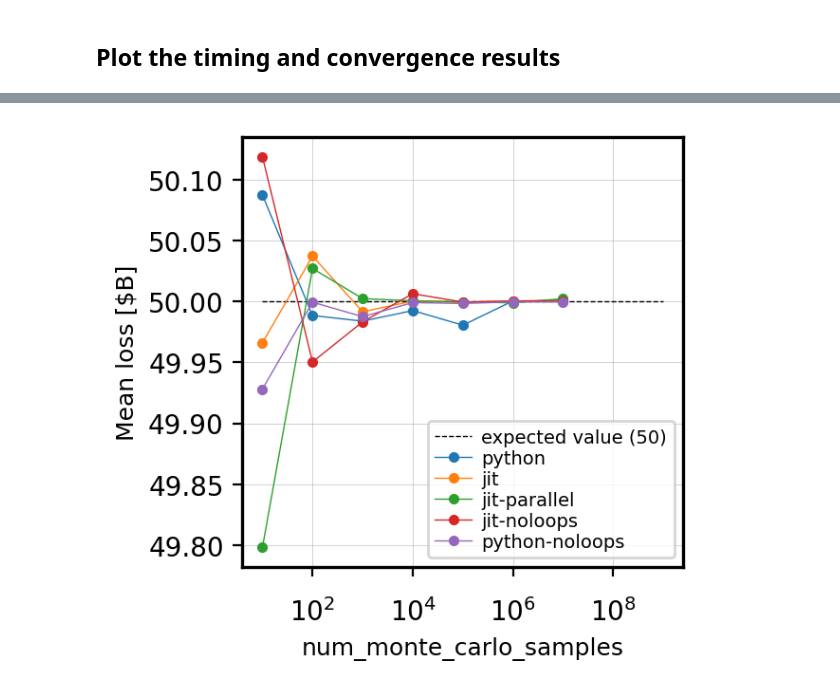
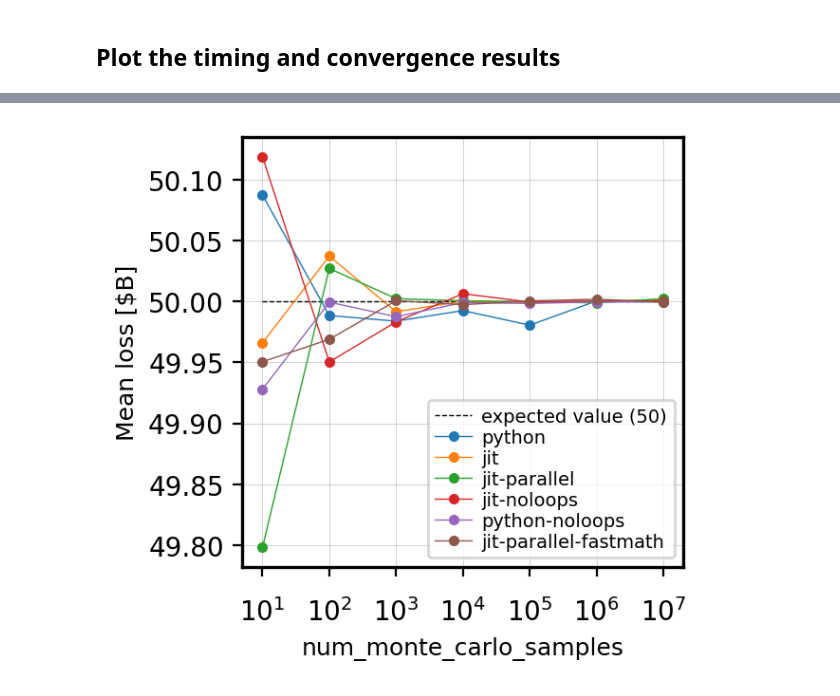
Before and after one commit to mtazzari/OasisHurricane, a Jupyter notebook: benchmark/plot_timing_results.ipynb, the cells around one changed output, grey strips where cells are left out. Saved outputs shown, nothing was run; the diff lists cells and outputs as text; code cells hidden in the pictures.

```diff
--- a/benchmark/plot_timing_results.ipynb
+++ b/benchmark/plot_timing_results.ipynb
@@ -26,6 +37,14 @@ data = {}
 for fname in fnames:
     simulator_id = os.path.splitext(fname)[0][-1]
     data[simulator_id] = np.loadtxt(fname)
+
+# extrapolate timing for `python` (id=0) for N=1e7
+# (just for the sake of speed in returning the test; the timing takes 30 mins)
+d = data["0"].copy()
+new_entry = d[-1].copy()
+new_entry[6] = 1e7
+new_entry[8] = 0.1*0.001*1e7  # roughly linear extrapolation
+data["0"] = np.concatenate((d, new_entry[None, :]))
 # %%
 # descriptions of simulators
 desc = {
@@ -34,6 +53,7 @@ desc = {
     '2': 'jit-parallel',
     '3': 'jit-noloops',
     '4': 'python-noloops',
+    '5': 'jit-parallel-fastmath',
 }
 # %% [markdown]
 ## Plot the timing and convergence results
@@ -66,0 +89,23 @@ fig.savefig('execution_time_vs_num_monte_carlo_samples.png', bbox_inches='tight'
+# %%
+fig, ax = plt.subplots(1, 1, figsize=(3, 3), dpi=200, facecolor='w')
+
+# baseline: `python` id=0
+baseline = data["0"][:, 8]
+
+for simulator_id, data_ in data.items():
+    ax.plot(data_[:, 6], baseline/data_[:, 8], '.-',
+            lw=0.5,
+            label=desc[simulator_id])
+
+ax.grid(lw=0.2, which="both", axis='both')
+
+ax.set_xscale('log')
+
+ax.set_xticks(data["0"][:, 6])
+
+ax.set_xlabel("num_monte_carlo_samples", fontsize=9)
+ax.set_ylabel("speedup", fontsize=9)
+
+ax.legend(fontsize=7, labelspacing=0.15, handletextpad=0.1, frameon=True)
+
+fig.savefig('speedup_vs_num_monte_carlo_samples.png', bbox_inches='tight')
@@ -67,26 +114,26 @@ fig.savefig('execution_time_vs_num_monte_carlo_samples.png', bbox_inches='tight'
 # %%
 fig, ax = plt.subplots(1, 1, figsize=(3, 3), dpi=200, facecolor='w')
 
-ax.plot(np.logspace(1, 9), 50.*np.ones(50), 'k--',
+ax.plot(np.logspace(1, 7), 50.*np.ones(50), 'k--',
        lw=0.5,
        label='expected value (50)')
 
 for simulator_id, data_ in data.items():
     ax.plot(data_[:, 6], data_[:, 9], '.-',
             lw=0.5,
             label=desc[simulator_id])
 
 ax.grid(lw=0.2, which="both", axis='both')
 
 ax.set_xscale('log')
-# ax.set_yscale('log')
 
+ax.set_xticks(data["0"][:, 6])
 
 ax.set_xlabel("num_monte_carlo_samples", fontsize=9)
 ax.set_ylabel("Mean loss [$B]", fontsize=9)
 
 ax.legend(fontsize=7, labelspacing=0.15, handletextpad=0.5, frameon=True, loc='lower right')
 
 fig.savefig('mean_loss_vs_num_monte_carlo_samples.png', bbox_inches='tight')
 # %% [output]
-[figure, old version]
+[figure, new version]
```
Also changed, not shown: parts of 5 cells of this notebook, 1 other file.
